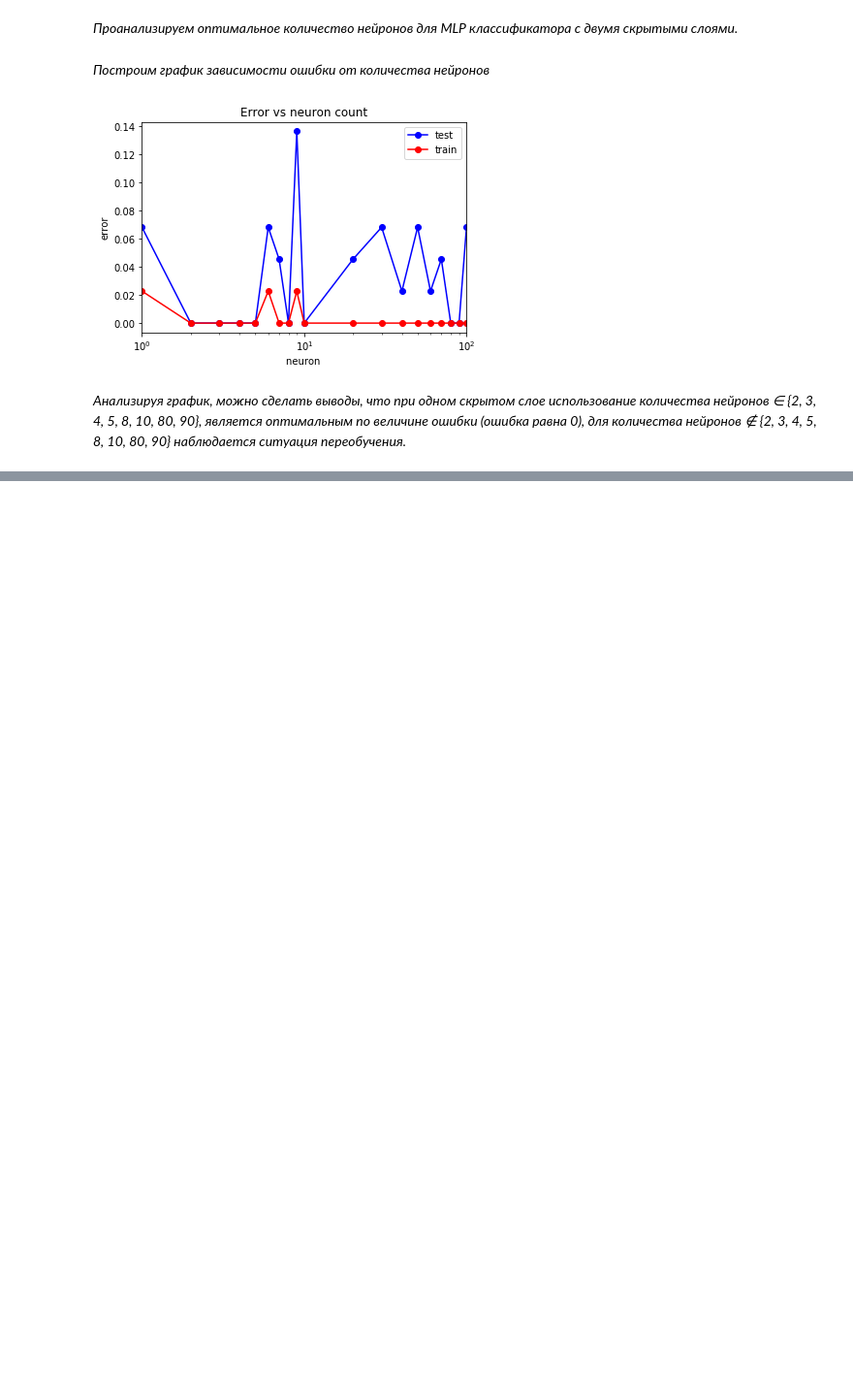
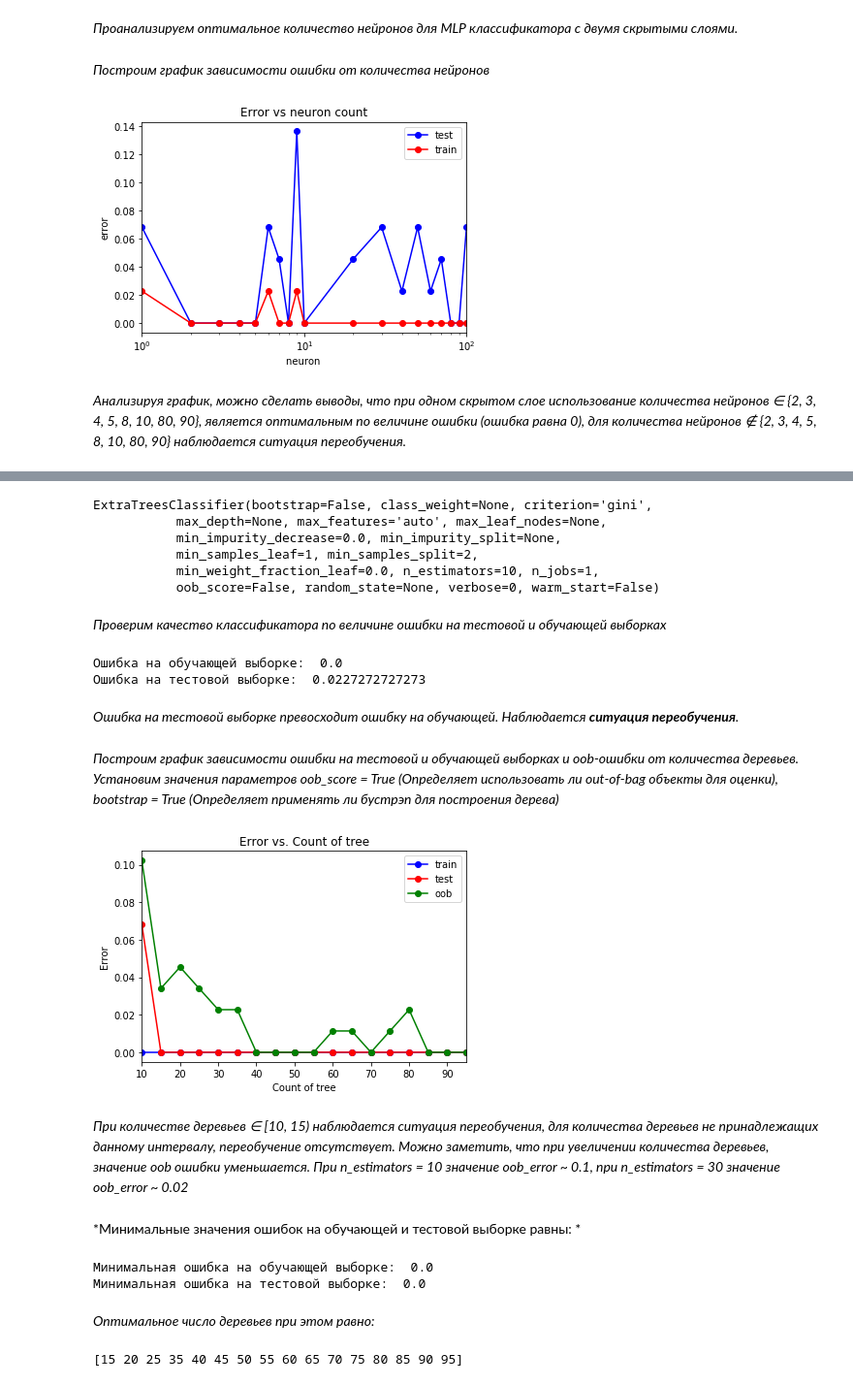
Before and after one commit to andreymarchenko/Machine-Learning-and-Data-Mining-Home-Works, a Jupyter notebook: March Madness Forecasts - Men & Women's.ipynb, the cells around one changed output, grey strips where cells are left out. Shown at 97% size. Cells and saved outputs as stored; diff of their text form; code cells hidden in the pictures; blank space fills up the shorter version.

```diff
--- a/March Madness Forecasts - Men & Women's.ipynb
+++ b/March Madness Forecasts - Men & Women's.ipynb
@@ -834,0 +928,68 @@ pass
+# %%
+ert = ensemble.ExtraTreesClassifier(n_estimators = 10)
+ert.fit(X_train, y_train)
+# %% [output]
+ExtraTreesClassifier(bootstrap=False, class_weight=None, criterion='gini',
+           max_depth=None, max_features='auto', max_leaf_nodes=None,
+           min_impurity_decrease=0.0, min_impurity_split=None,
+           min_samples_leaf=1, min_samples_split=2,
+           min_weight_fraction_leaf=0.0, n_estimators=10, n_jobs=1,
+           oob_score=False, random_state=None, verbose=0, warm_start=False)
+# %% [markdown]
+*Проверим качество классификатора по величине ошибки на тестовой и обучающей выборках*
+# %%
+err_train = np.mean(y_train != ert.predict(X_train))
+err_test  = np.mean(y_test  != ert.predict(X_test))
+
+print("Ошибка на обучающей выборке: ", err_train)
+print("Ошибка на тестовой выборке: ", err_test)
+# %% [output]
+Ошибка на обучающей выборке:  0.0
+Ошибка на тестовой выборке:  0.0227272727273
+# %% [markdown]
+*Ошибка на тестовой выборке превосходит ошибку на обучающей. Наблюдается **ситуация переобучения**.*
+# %% [markdown]
+*Построим график зависимости ошибки на тестовой и обучающей выборках и oob-ошибки от количества деревьев. Установим значения параметров oob_score = True (Определяет использовать ли out-of-bag объекты для оценки), bootstrap = True (Определяет применять ли бустрэп для построения дерева)*
+# %%
+tree_arr = np.arange(10, 100, 5)
+test_err = []
+train_err = []
+oob_err = []
+for tree in trees_arr:
+    ert = ensemble.ExtraTreesClassifier(n_estimators = tree, oob_score=True, bootstrap=True)
+    ert.fit(X_train, y_train)
+    train_err.append(np.mean(y_train != ert.predict(X_train)))
+    test_err.append(np.mean(y_test  != ert.predict(X_test)))
+    oob_err.append(1 - ert.oob_score_)
+# %%
+plt.plot(tree_arr, train_err, 'b-o', label = 'train')
+plt.plot(tree_arr, test_err, 'r-o', label = 'test')
+plt.plot(tree_arr, oob_err, 'g-o', label = 'oob')
+plt.xlim([np.min(tree_arr), np.max(tree_arr)])
+plt.title('Error vs. Count of tree')
+plt.xlabel('Count of tree')
+plt.ylabel('Error')
+plt.legend()
+pass
+# %% [output]
+[figure, added]
+# %% [markdown]
+*При количестве деревьев ∈ [10, 15) наблюдается ситуация переобучения, для количества деревьев не принадлежащих данному интервалу, переобучение отсутствует. Можно заметить, что при увеличении количества деревьев, значение oob ошибки уменьшается. При  n_estimators = 10 значение oob_error ~ 0.1, при n_estimators = 30 значение oob_error ~ 0.02*
+# %% [markdown]
+*Минимальные значения ошибок на обучающей и тестовой выборке равны: *
+# %%
+min_train_err = np.min(train_err)
+min_test_err = np.min(test_err)
+
+print("Минимальная ошибка на обучающей выборке: ", min_train_err)
+print("Минимальная ошибка на тестовой выборке: ", min_test_err)
+# %% [output]
+Минимальная ошибка на обучающей выборке:  0.0
+Минимальная ошибка на тестовой выборке:  0.0
+# %% [markdown]
+*Оптимальное число деревьев при этом равно:*
+# %%
+trees_opt = tree_arr[test_err == min_test_err]
+print(trees_opt)
+# %% [output]
+[15 20 25 35 40 45 50 55 60 65 70 75 80 85 90 95]
```
Also changed, not shown: parts of 55 cells of this notebook.
